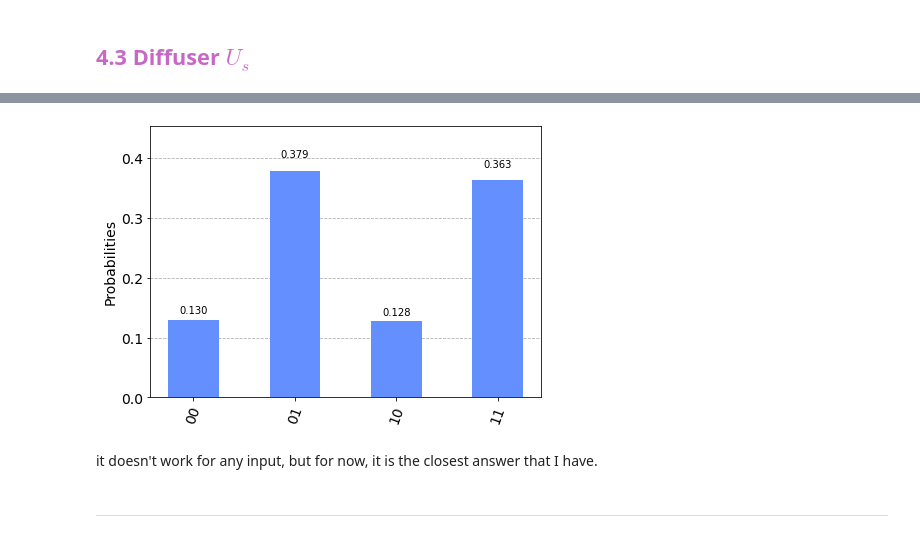
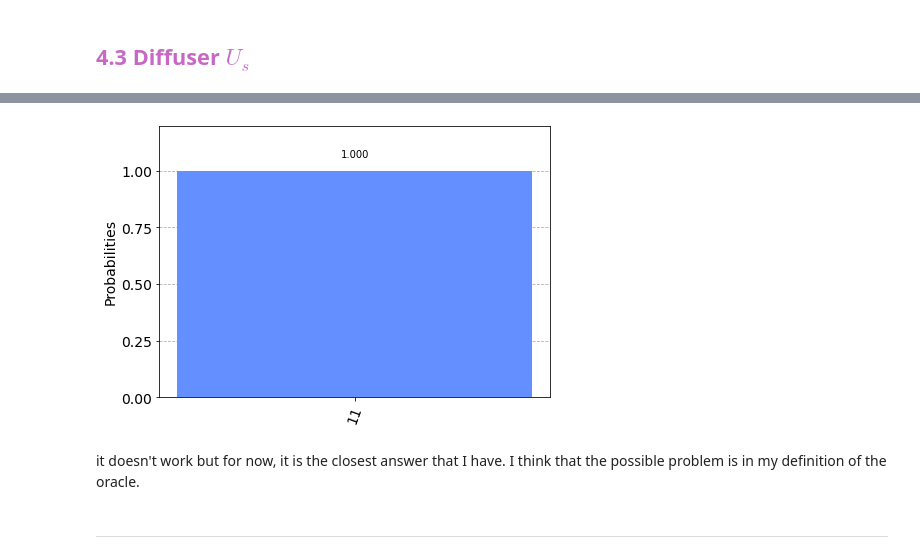
Before and after one commit to abdielgv163/IQOSF_Mentorship_Program, a Jupyter notebook: Task_1.ipynb, the cells around one changed output, grey strips where cells are left out. Cells and saved outputs as stored; diff of their text form; code cells hidden in the pictures.

Commit message:
solution

```diff
--- a/Task_1.ipynb
+++ b/Task_1.ipynb
@@ -496,0 +545,16 @@ qc_.draw('mpl')
+# %%
+rang_ = int(np.sqrt(n_))
+
+diff_reg  = QuantumRegister(rang_, name='reg')
+diffusor = QuantumCircuit(diff_reg)
+
+diffusor.h(reg)
+diffusor.x(reg)
+diffusor.cz(0,1)
+diffusor.x(reg)
+diffusor.h(reg)
+
+
+diff_gate = diffusor.to_gate()
+diff_gate.name = 'diff'
+diffusor.draw('mpl')
@@ -496,0 +565,26 @@ qc_.draw('mpl')
+# %%
+solution_address = QuantumRegister(np.sqrt(len(vals_)), name='address')
+solution_datas  = QuantumRegister(len(vals_), name='data')
+solution_extra  = QuantumRegister(1, name='ancilla')
+solution_classical   =  ClassicalRegister(size=np.sqrt(len(vals_)), name='classical', bits=None)
+
+
+solution = QuantumCircuit(solution_address ,solution_datas,solution_extra, solution_classical)
+
+
+### Superposition ###
+solution.h(address_reg)
+
+
+### qRAM ###
+solution.append( qRAM_gate,  range(6) )
+### Oracle ###
+solution.append( oracle_gate, range(2,7) )
+### qRAM ###
+solution.append( qRAM_gate,  range(6) )
+
+solution.append(diff_gate, range(2))
+
+solution.measure(address_reg_, meas_reg_)
+#solution = solution.reverse_bits()
+solution.draw('mpl')
@@ -497,10 +593,10 @@ qc_.draw('mpl')
 # %%
 backend = Aer.get_backend('qasm_simulator')
-job = execute(qc_, backend, shots = 10000)
+job = execute(solution, backend, shots = 10000)
 plot_histogram(job.result().get_counts())
 # %% [output]
-[figure, old version]
+[figure, new version]
 # %% [markdown]
-it doesn't work for any input, but for now, it is the closest answer that I have.
+it doesn't work but for now, it is the closest answer that I have. I think that the possible problem is in my definition of the oracle.
 # %% [markdown]
 ---
```
Also changed, not shown: parts of 28 cells of this notebook.
